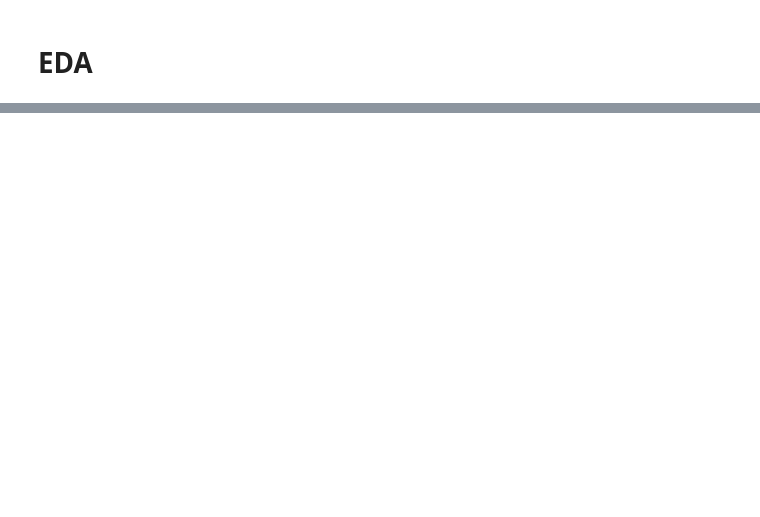
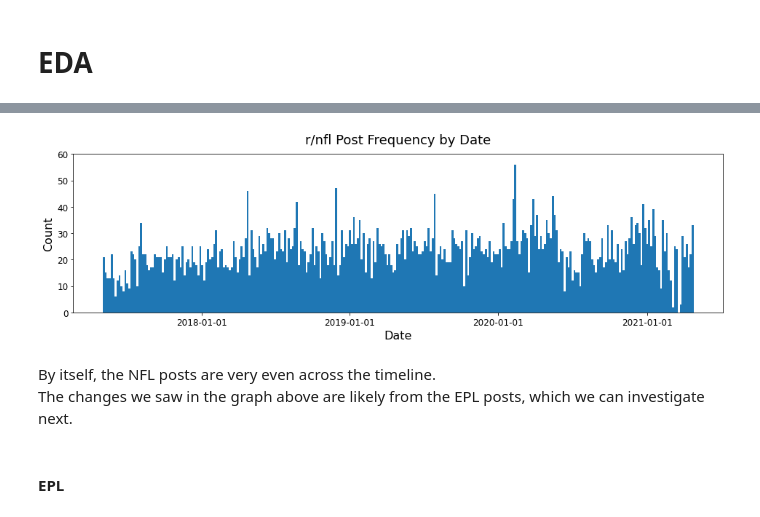
Before and after one commit to rileydr/Classification-NFL-vs-EPL, a Jupyter notebook: code/P3_03_EDA.ipynb, the cells around one changed output, grey strips where cells are left out. Cells and saved outputs as stored; diff of their text form; code cells hidden in the pictures; blank space fills up the shorter version.

```diff
--- a/code/P3_03_EDA.ipynb
+++ b/code/P3_03_EDA.ipynb
@@ -48,0 +115,23 @@ df['author'].value_counts()[:200].sum()
+# %%
+df_nfl_dates = df[df['subreddit'] == nfl]
+# %%
+plt.figure(figsize = (16,4))
+
+plt.hist(df_nfl_dates['datetime'],bins=300)
+
+plt.ylim(top=60)
+
+plt.title('r/nfl Post Frequency by Date', size = '18', pad = '14')
+
+plt.xlabel('Date', size = 16)
+plt.xticks(ticks=['2018-01-01', '2019-01-01', '2020-01-01', '2021-01-01'], size = 12)
+
+plt.ylabel('Count', size = 16)
+plt.yticks(size = 12);
+# %% [output]
+[figure, added]
+# %% [markdown]
+By itself, the NFL posts are very even across the timeline.
+The changes we saw in the graph above are likely from the EPL posts, which we can investigate next.
+# %% [markdown]
+#### EPL
```
Also changed, not shown: parts of 30 cells of this notebook, 17 other files.
